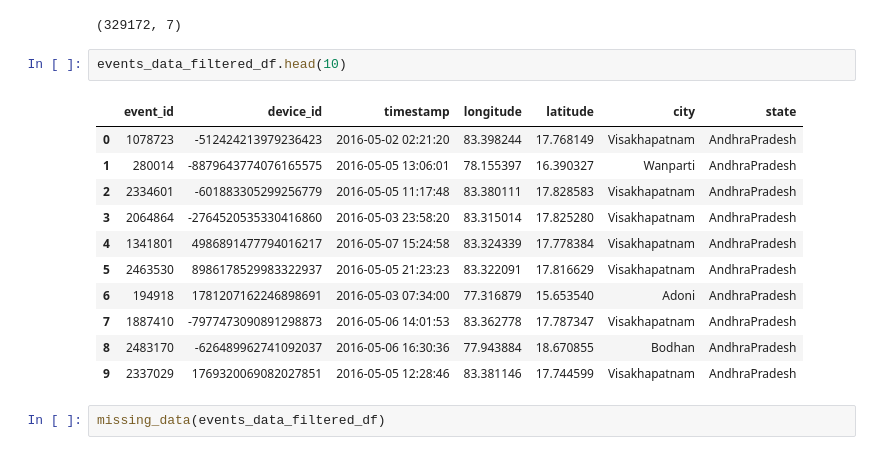
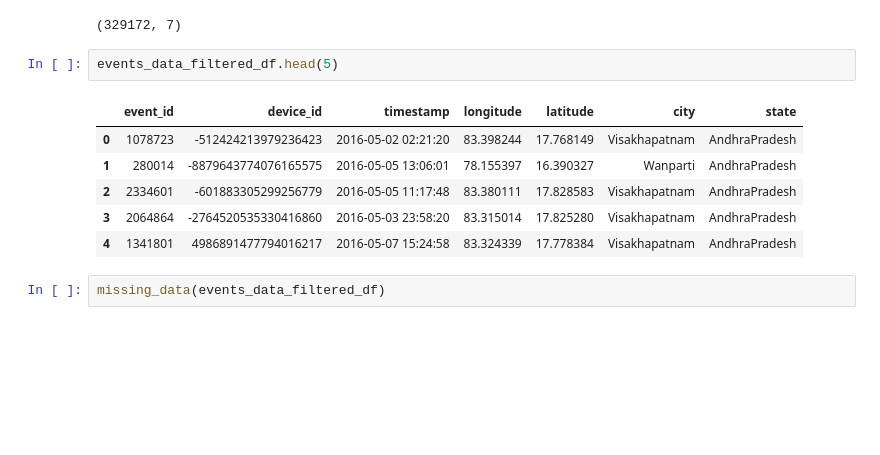
Before and after one commit to mohinder-singhtank/Capstone-1-ML, a Jupyter notebook: Capstone-1004.ipynb, the cells around one changed output. Saved outputs shown, nothing was run; the diff lists cells and outputs as text; blank space fills up the shorter version.

```diff
--- a/Capstone-1004.ipynb
+++ b/Capstone-1004.ipynb
@@ -528,19 +640,14 @@ events_data_filtered_df.shape
 # %% [output]
 (329172, 7)
 # %%
-events_data_filtered_df.head(10)
+events_data_filtered_df.head(5)
 # %% [output]
 |  | event_id | device_id | timestamp | longitude | latitude | city | state |
 | 0 | 1078723 | -512424213979236423 | 2016-05-02 02:21:20 | 83.398244 | 17.768149 | Visakhapatnam | AndhraPradesh |
 | 1 | 280014 | -8879643774076165575 | 2016-05-05 13:06:01 | 78.155397 | 16.390327 | Wanparti | AndhraPradesh |
 | 2 | 2334601 | -601883305299256779 | 2016-05-05 11:17:48 | 83.380111 | 17.828583 | Visakhapatnam | AndhraPradesh |
 | 3 | 2064864 | -2764520535330416860 | 2016-05-03 23:58:20 | 83.315014 | 17.825280 | Visakhapatnam | AndhraPradesh |
 | 4 | 1341801 | 4986891477794016217 | 2016-05-07 15:24:58 | 83.324339 | 17.778384 | Visakhapatnam | AndhraPradesh |
-| 5 | 2463530 | 8986178529983322937 | 2016-05-05 21:23:23 | 83.322091 | 17.816629 | Visakhapatnam | AndhraPradesh |
-| 6 | 194918 | 1781207162246898691 | 2016-05-03 07:34:00 | 77.316879 | 15.653540 | Adoni | AndhraPradesh |
-| 7 | 1887410 | -7977473090891298873 | 2016-05-06 14:01:53 | 83.362778 | 17.787347 | Visakhapatnam | AndhraPradesh |
-| 8 | 2483170 | -626489962741092037 | 2016-05-06 16:30:36 | 77.943884 | 18.670855 | Bodhan | AndhraPradesh |
-| 9 | 2337029 | 1769320069082027851 | 2016-05-05 12:28:46 | 83.381146 | 17.744599 | Visakhapatnam | AndhraPradesh |
 # %%
 missing_data(events_data_filtered_df)
 # %% [output]
```
Also changed, not shown: parts of 34 cells of this notebook.
